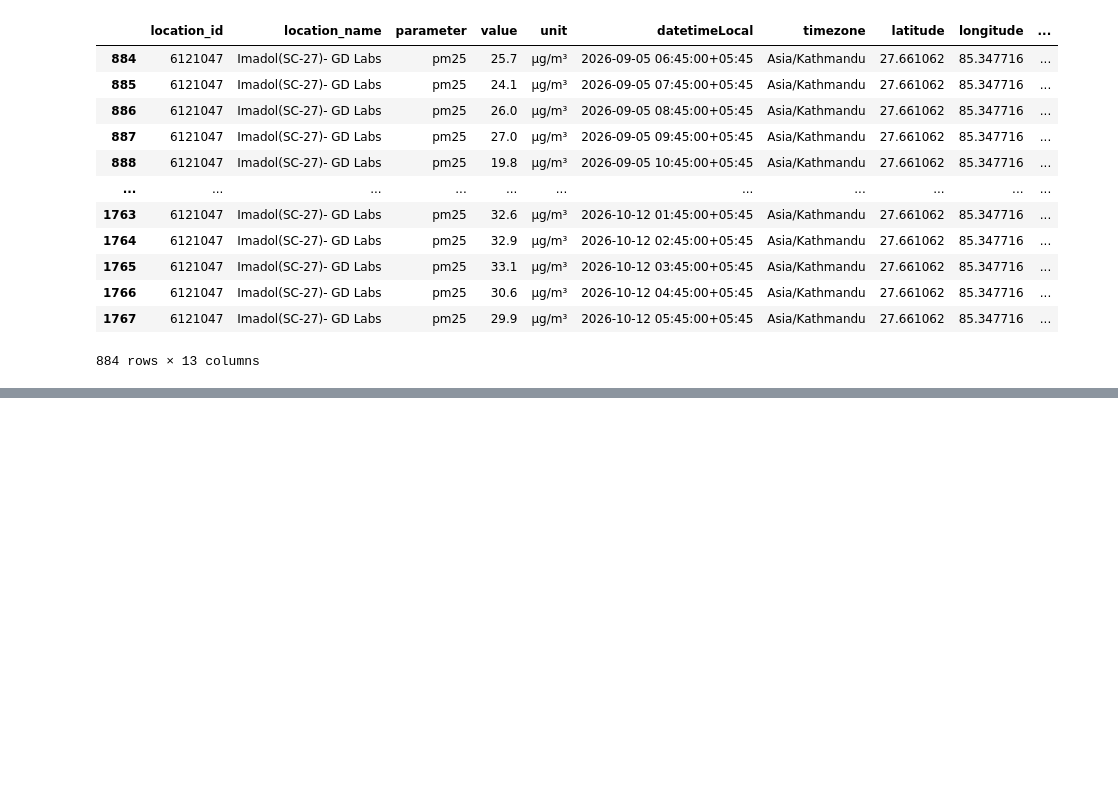
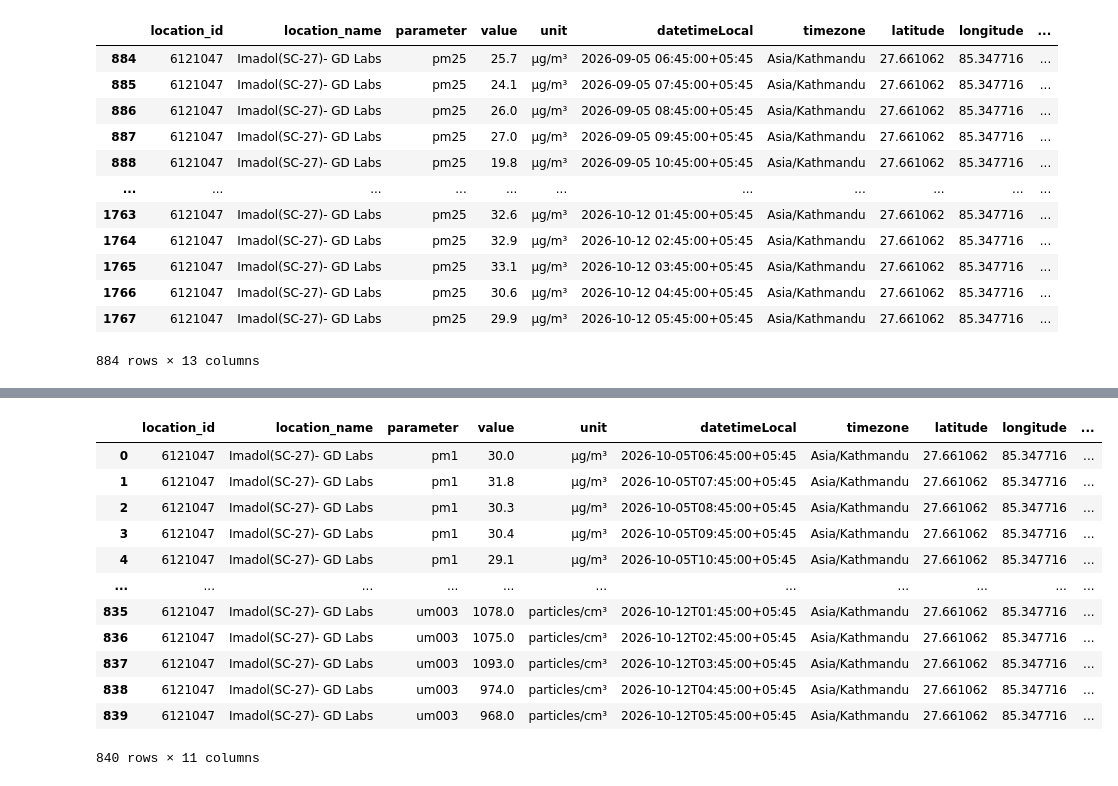
Before and after one commit to Laxmination/Kathmandu-PM2.5-Forecasting, a Jupyter notebook: OpenAQdatasetCleaning/Imadol Data Cleaning.ipynb, the cells around one changed output, grey strips where cells are left out. Cells and saved outputs as stored; diff of their text form; code cells hidden in the pictures; blank space fills up the shorter version.

Commit message:
Imadol last 7 days data cleaning

```diff
--- a/OpenAQdatasetCleaning/Imadol Data Cleaning.ipynb
+++ b/OpenAQdatasetCleaning/Imadol Data Cleaning.ipynb
@@ -208,0 +211,3 @@ cleaned1.to_csv('cleaned_ImadolLast30days.csv', index=False)
+# %%
+df7 = pd.read_csv('Imadol_last1week.csv')
+df7.info()
@@ -208,0 +251,17 @@ cleaned1.to_csv('cleaned_ImadolLast30days.csv', index=False)
+# %%
+cleaned2 =df7.drop(columns=['country_iso', 'isMobile', 'isMonitor', 'datetimeUtc'], inplace=False)
+cleaned2
+# %% [output]
+|  | location_id | location_name | parameter | value | unit | datetimeLocal | timezone | latitude | longitude | ... |
+| 0 | 6121047 | Imadol(SC-27)- GD Labs | pm1 | 30.0 | µg/m³ | 2026-10-05T06:45:00+05:45 | Asia/Kathmandu | 27.661062 | 85.347716 | ... |
+| 1 | 6121047 | Imadol(SC-27)- GD Labs | pm1 | 31.8 | µg/m³ | 2026-10-05T07:45:00+05:45 | Asia/Kathmandu | 27.661062 | 85.347716 | ... |
+| 2 | 6121047 | Imadol(SC-27)- GD Labs | pm1 | 30.3 | µg/m³ | 2026-10-05T08:45:00+05:45 | Asia/Kathmandu | 27.661062 | 85.347716 | ... |
+| 3 | 6121047 | Imadol(SC-27)- GD Labs | pm1 | 30.4 | µg/m³ | 2026-10-05T09:45:00+05:45 | Asia/Kathmandu | 27.661062 | 85.347716 | ... |
+| 4 | 6121047 | Imadol(SC-27)- GD Labs | pm1 | 29.1 | µg/m³ | 2026-10-05T10:45:00+05:45 | Asia/Kathmandu | 27.661062 | 85.347716 | ... |
+| ... | ... | ... | ... | ... | ... | ... | ... | ... | ... | ... |
+| 835 | 6121047 | Imadol(SC-27)- GD Labs | um003 | 1078.0 | particles/cm³ | 2026-10-12T01:45:00+05:45 | Asia/Kathmandu | 27.661062 | 85.347716 | ... |
+| 836 | 6121047 | Imadol(SC-27)- GD Labs | um003 | 1075.0 | particles/cm³ | 2026-10-12T02:45:00+05:45 | Asia/Kathmandu | 27.661062 | 85.347716 | ... |
+| 837 | 6121047 | Imadol(SC-27)- GD Labs | um003 | 1093.0 | particles/cm³ | 2026-10-12T03:45:00+05:45 | Asia/Kathmandu | 27.661062 | 85.347716 | ... |
+| 838 | 6121047 | Imadol(SC-27)- GD Labs | um003 | 974.0 | particles/cm³ | 2026-10-12T04:45:00+05:45 | Asia/Kathmandu | 27.661062 | 85.347716 | ... |
+| 839 | 6121047 | Imadol(SC-27)- GD Labs | um003 | 968.0 | particles/cm³ | 2026-10-12T05:45:00+05:45 | Asia/Kathmandu | 27.661062 | 85.347716 | ... |
+840 rows × 11 columns
```
Also changed, not shown: parts of 6 cells of this notebook, 1 other file.
